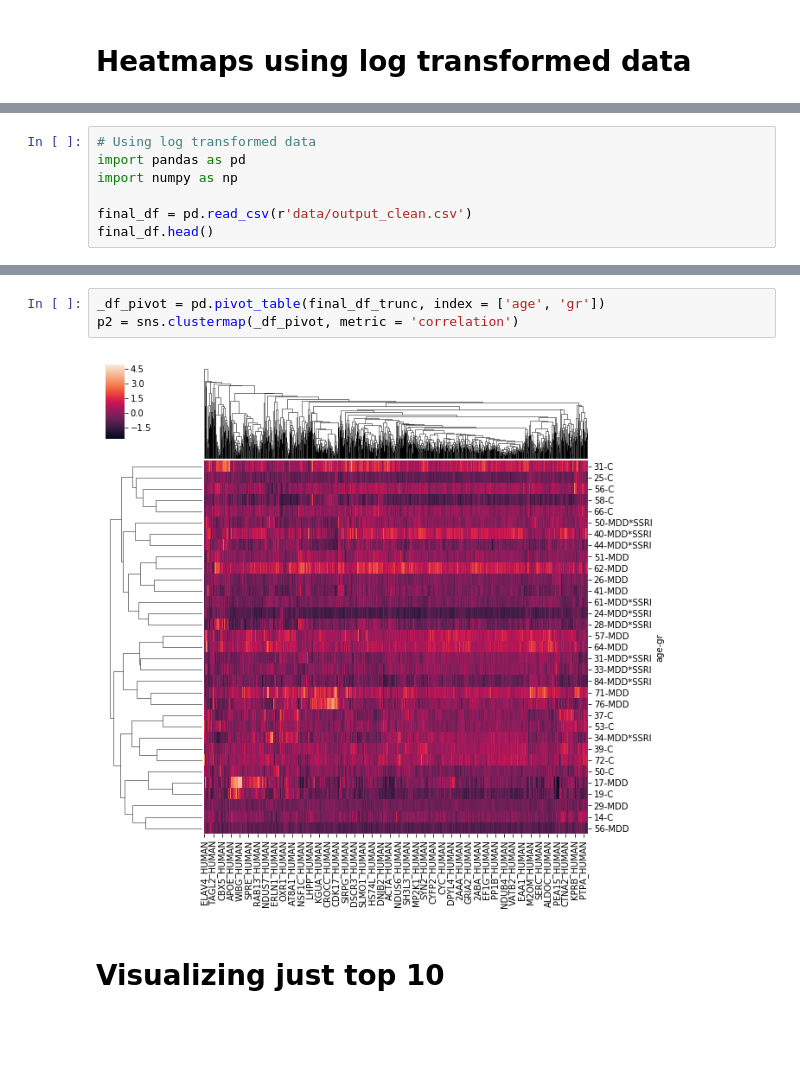
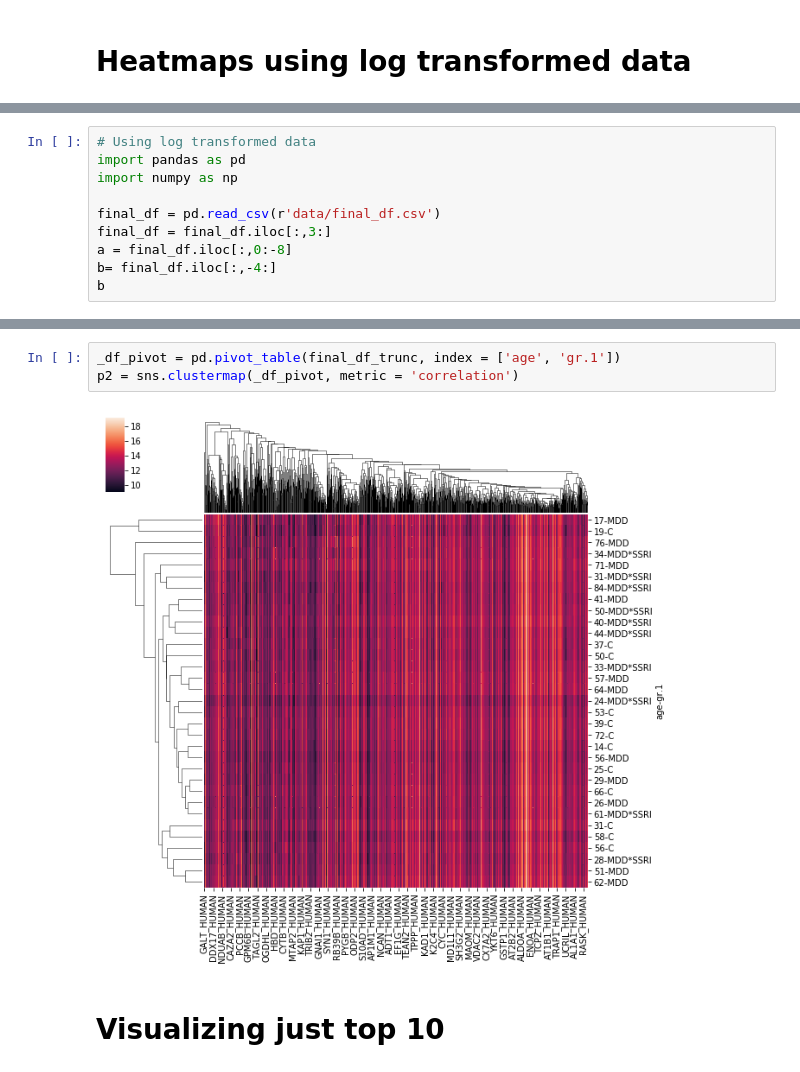
Before and after one commit to yjs1210/brain-depression-proteomic-analysis, a Jupyter notebook: Michelle_yimin_analysis.ipynb, the cells around one changed output, grey strips where cells are left out. Cells and saved outputs as stored; diff of their text form; blank space fills up the shorter version.

```diff
--- a/Michelle_yimin_analysis.ipynb
+++ b/Michelle_yimin_analysis.ipynb
@@ -337,6 +348,9 @@ p1 = sns.clustermap(_pivot, metric = 'correlation')
 import pandas as pd
 import numpy as np
 
-final_df = pd.read_csv(r'data/output_clean.csv')
-final_df.head()
+final_df = pd.read_csv(r'data/final_df.csv')
+final_df = final_df.iloc[:,3:]
+a = final_df.iloc[:,0:-8]
+b= final_df.iloc[:,-4:]
+b
 # %% [output]
@@ -376,8 +401,8 @@ sns.heatmap(pivot_df)
 # %%
-_df_pivot = pd.pivot_table(final_df_trunc, index = ['age', 'gr'])
+_df_pivot = pd.pivot_table(final_df_trunc, index = ['age', 'gr.1'])
 p2 = sns.clustermap(_df_pivot, metric = 'correlation')
 # %% [output]
-[figure, old version]
+[figure, new version]
 # %% [markdown]
 # Visualizing just top 10
 # %% [markdown]
```
Also changed, not shown: parts of 29 cells of this notebook.
